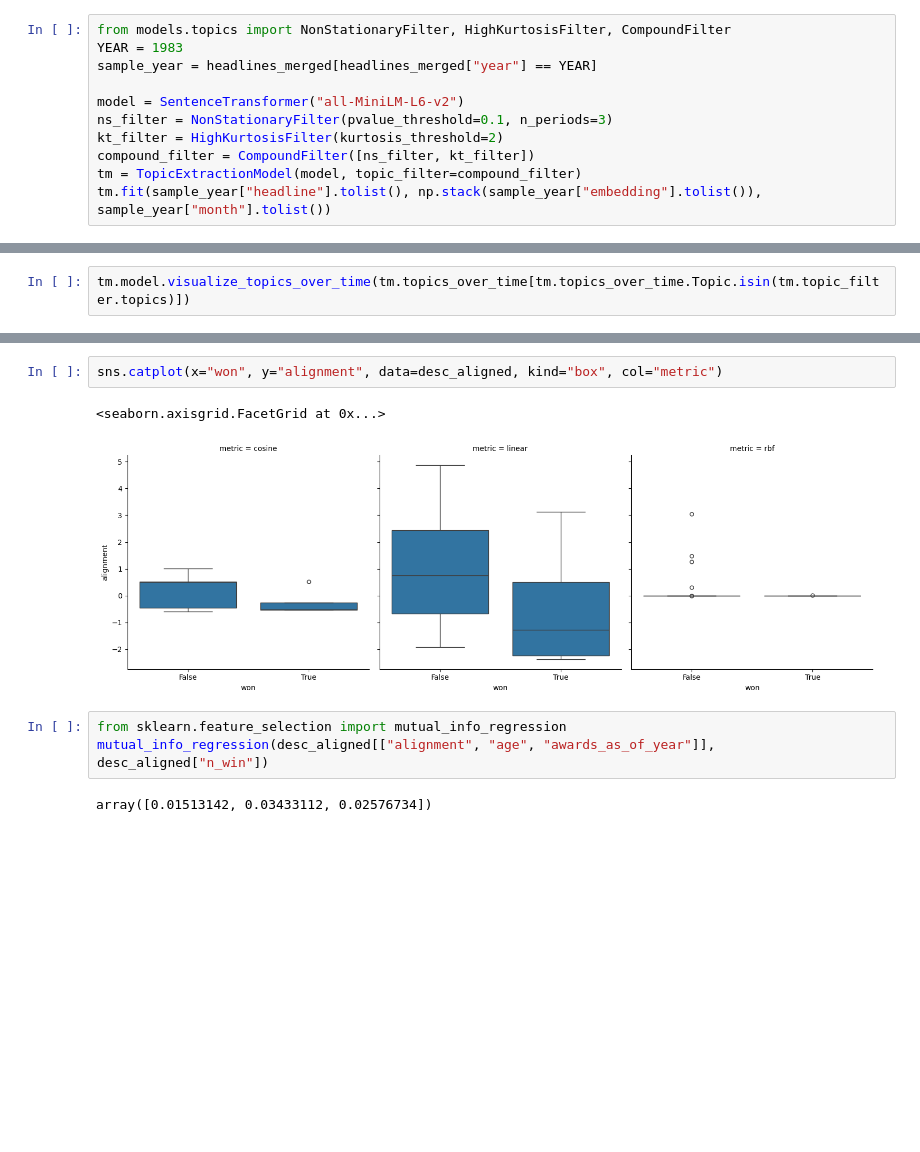
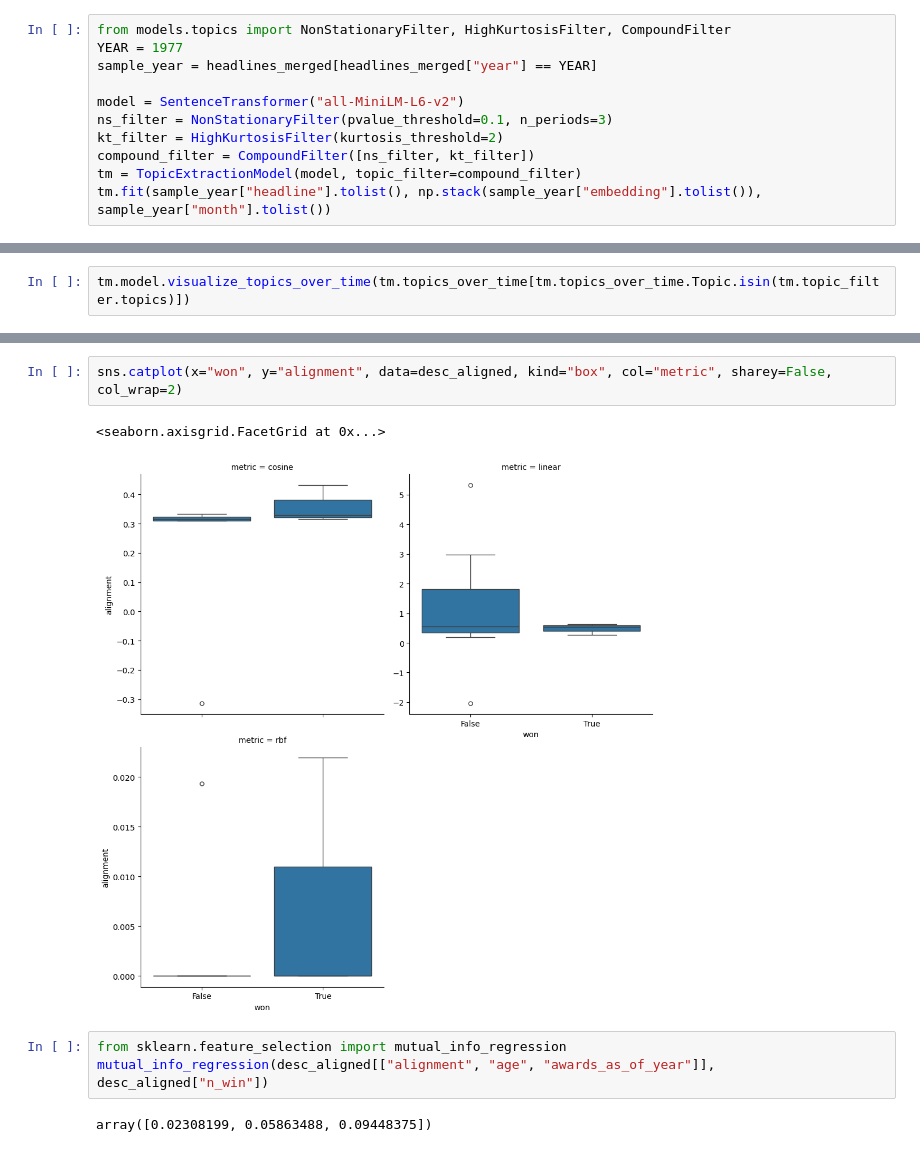
Before and after one commit to raineszm/sff-predict, a Jupyter notebook: notebooks/Topicality.ipynb, the cells around one changed output, grey strips where cells are left out. Cells and saved outputs as stored; diff of their text form; blank space fills up the shorter version.

```diff
--- a/notebooks/Topicality.ipynb
+++ b/notebooks/Topicality.ipynb
@@ -14,7 +14,7 @@ headline_embeddings = pd.read_parquet("../data/headline_embeddings.parquet")
 headlines_merged = pd.merge(headlines, headline_embeddings, on="id", how="left")
 # %%
 from models.topics import NonStationaryFilter, HighKurtosisFilter, CompoundFilter
-YEAR = 1983
+YEAR = 1977
 sample_year = headlines_merged[headlines_merged["year"] == YEAR]
 
 model = SentenceTransformer("all-MiniLM-L6-v2")
@@ -103,13 +91,13 @@ sns.kdeplot(x="alignment", data=desc_aligned[desc_aligned.metric == "rbf"], hue=
 # %%
-sns.catplot(x="won", y="alignment", data=desc_aligned, kind="box", col="metric")
+sns.catplot(x="won", y="alignment", data=desc_aligned, kind="box", col="metric", sharey=False, col_wrap=2)
 # %% [output]
 <seaborn.axisgrid.FacetGrid at 0x...>
-[figure, old version]
+[figure, new version]
 # %%
 from sklearn.feature_selection import mutual_info_regression
 mutual_info_regression(desc_aligned[["alignment", "age", "awards_as_of_year"]], desc_aligned["n_win"])
 # %% [output]
-array([0.01513142, 0.03433112, 0.02576734])
+array([0.02308199, 0.05863488, 0.09448375])
 # %%
 sns.pairplot(desc_aligned[desc_aligned.metric == "cosine"].reset_index().drop(columns=["work_qid", "embedding", "metric"]))
 # %% [output]
```
Also changed, not shown: parts of 8 cells of this notebook, 1 other file.
